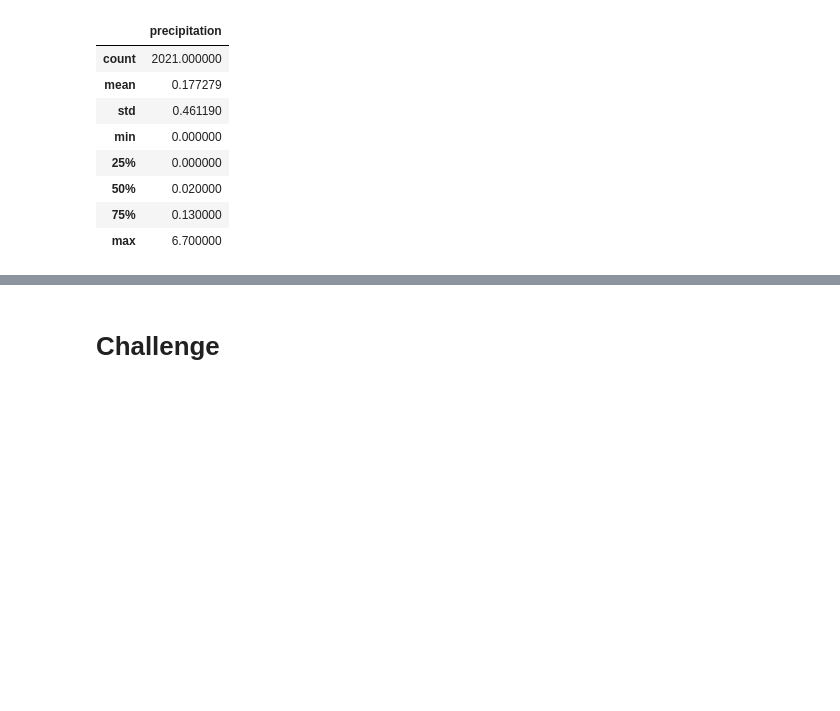
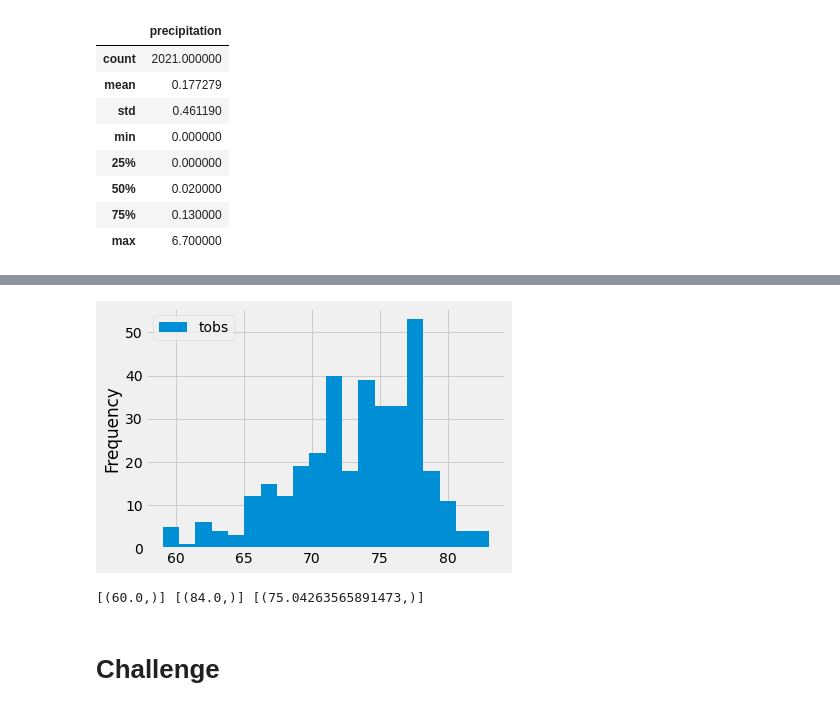
Before and after one commit to JoRanjit/surfs_up, a Jupyter notebook: climate_analysis.ipynb, the cells around one changed output, grey strips where cells are left out. Saved outputs shown, nothing was run; the diff lists cells and outputs as text; code cells hidden in the pictures; blank space fills up the shorter version.

```diff
--- a/climate_analysis.ipynb
+++ b/climate_analysis.ipynb
@@ -104,2 +162,30 @@ results_df.describe()
+# %%
+df.plot.hist(bins=20)
+plt.tight_layout()
+# %% [output]
+[figure, added]
+# %%
+# Write a function called `calc_temps` that will accept start date and end date in the format '%Y-%m-%d'
+# and return the minimum, average, and maximum temperatures for that range of dates
+
+def calc_temps(start_date,end_date):
+
+    st_dt=dt.datetime.strptime(start_date,'%Y-%m-%d')
+    ed_dt = dt.datetime.strptime(end_date,'%Y-%m-%d')
+
+    min_temp = session.query(func.min(Measurement.tobs)).filter(Measurement.date >= st_dt) \
+                        .filter(Measurement.date <= ed_dt).all()
+    max_temp = session.query(func.max(Measurement.tobs)).filter(Measurement.date >= st_dt) \
+                        .filter(Measurement.date <= ed_dt).all()
+    avg_temp = session.query(func.avg(Measurement.tobs)).filter(Measurement.date >= st_dt) \
+                        .filter(Measurement.date <= ed_dt).all()
+    return(min_temp,max_temp,avg_temp)
+
+
+min_temp, max_temp, avg_temp = calc_temps('2016-09-01','2017-01-01')
+
+print(min_temp, max_temp, avg_temp)
+# %% [output]
+[(60.0,)] [(84.0,)] [(75.04263565891473,)]
 # %% [markdown]
 # Challenge
```
Also changed, not shown: parts of 11 cells of this notebook, 1 other file.
